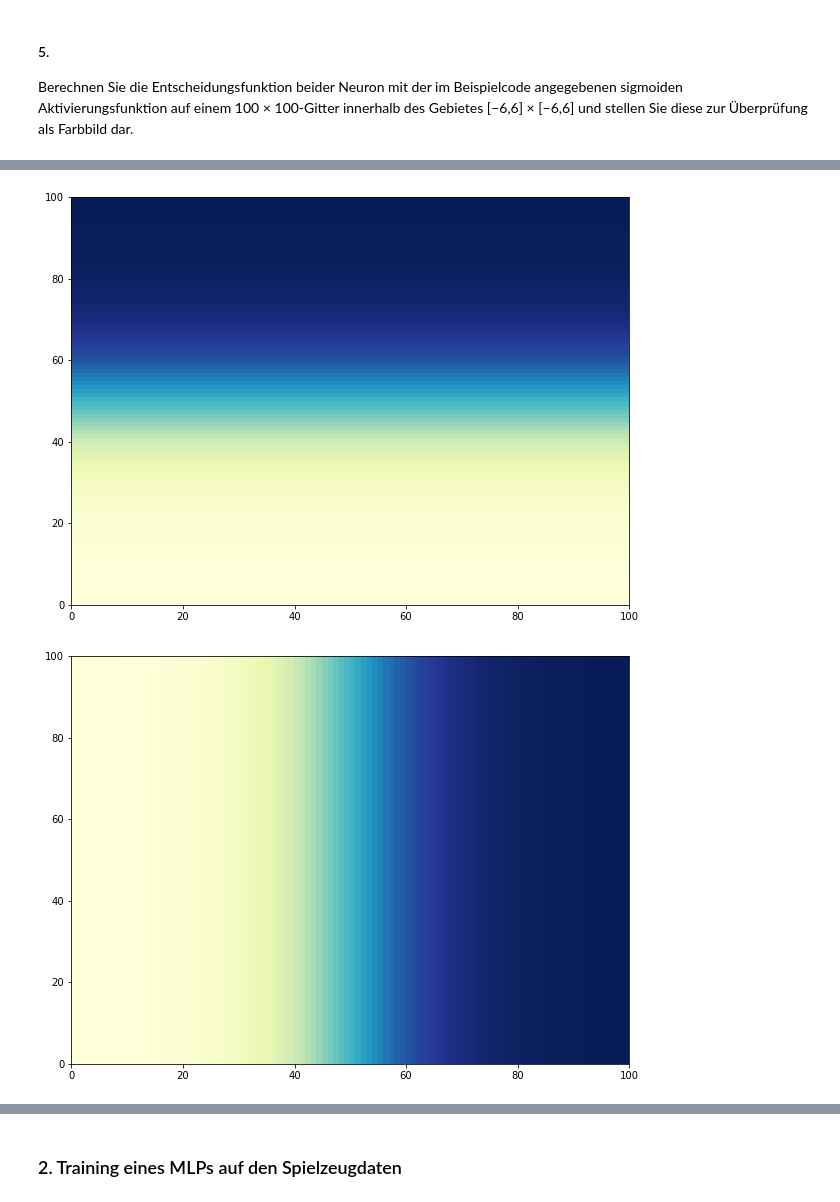
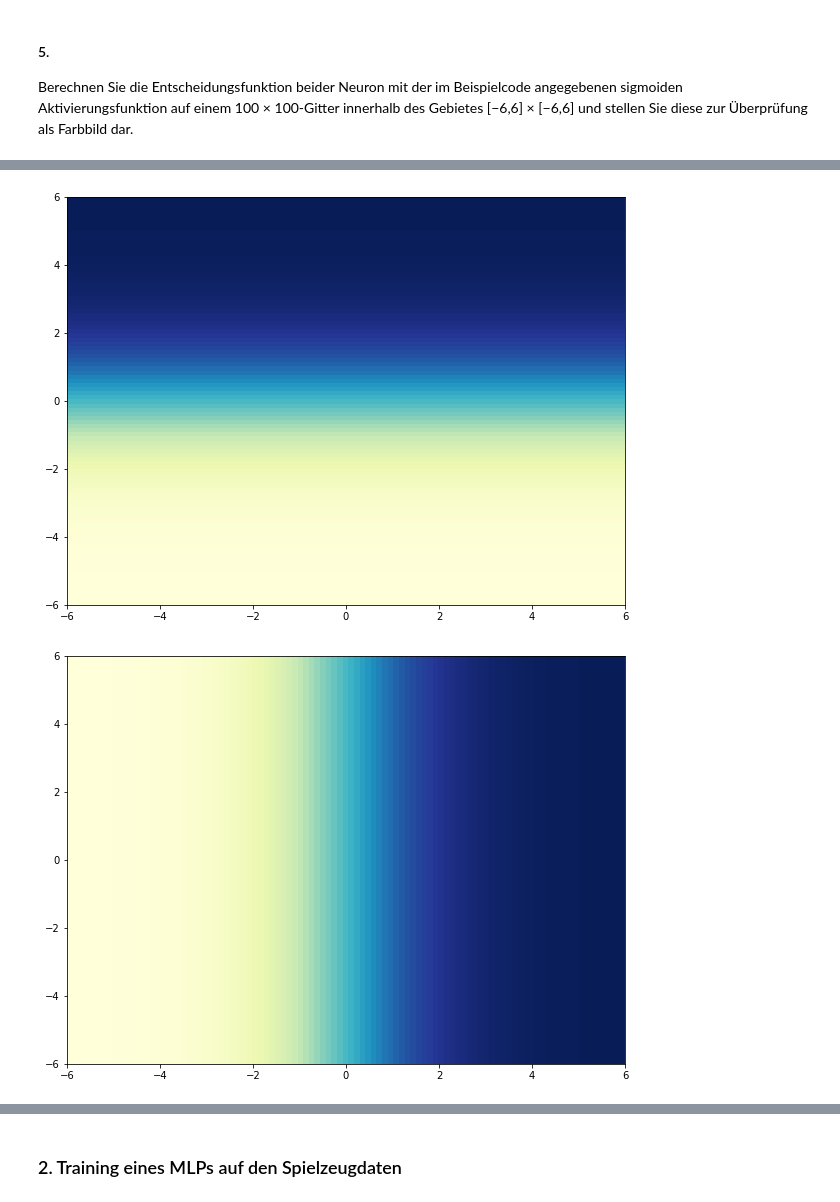
Before and after one commit to moritz-d/DL-B5, a Jupyter notebook: Einfaches_MLP_fuer_MNIST.ipynb, the cells around one changed output, grey strips where cells are left out. Saved outputs shown, nothing was run; the diff lists cells and outputs as text; code cells hidden in the pictures.

```diff
--- a/Einfaches_MLP_fuer_MNIST.ipynb
+++ b/Einfaches_MLP_fuer_MNIST.ipynb
@@ -326,9 +322,6 @@ Gewichtsvektor für y-Achse: 01
 #### 5.
 Berechnen Sie die Entscheidungsfunktion beider Neuron mit der im Beispielcode angegebenen sigmoiden Aktivierungsfunktion auf einem 100 × 100-Gitter innerhalb des Gebietes [−6,6] × [−6,6] und stellen Sie diese zur Überprüfung als Farbbild dar.
 # %%
-a = np.zeros((100, 100))
-sigmoid(a)
-
 x = np.zeros((100, 100))
 y = np.zeros((100, 100))
 
@@ -336,12 +329,8 @@ for i in range(0,100):
     x[:,i] = -6 + (12/99) * i
     y[i,:] = -6 + (12/99) * i
 
-x = sigmoid(x)
-y = sigmoid(y)
+x_achse = x
+y_achse = y
 
-x_achse = range(0,100)
-x_achse
-
-np.array(x_achse)
-
-x
+x_new = sigmoid(x)
+y_new = sigmoid(y)
@@ -362,10 +337,10 @@ array([[0.00247262, 0.00279037, 0.00314881, ..., 0.99685119, 0.99720963,
 # %%
-plt.pcolor(y, cmap = "YlGnBu")
+plt.pcolor(x_achse, y_achse, y_new, cmap = "YlGnBu")
 plt.show()
-plt.pcolor(x, cmap = "YlGnBu")
+plt.pcolor(x_achse, y_achse, x_new, cmap = "YlGnBu")
 plt.show()
 # %% [output]
-[figure, old version]
+[figure, new version]
-[figure, old version]
+[figure, new version]
 # %% [markdown]
 #### 6.
```
Also changed, not shown: parts of 14 cells of this notebook, 5 other files.
